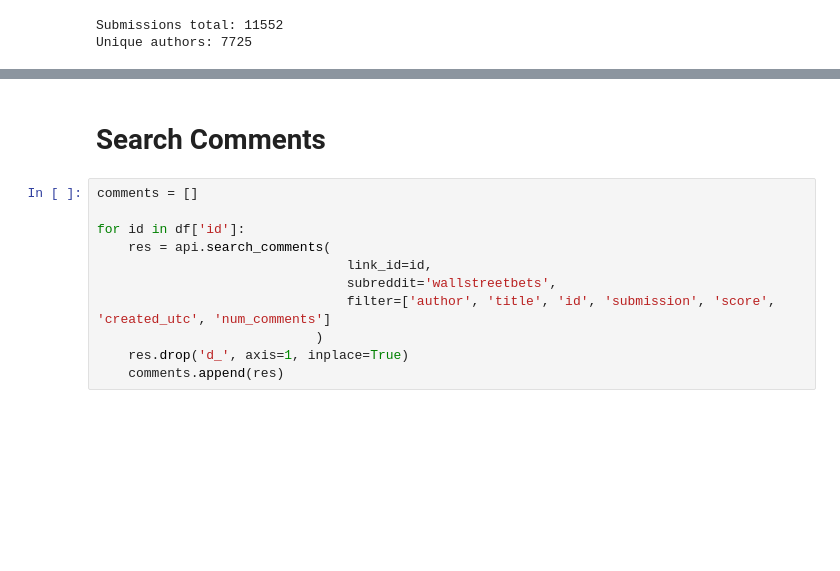
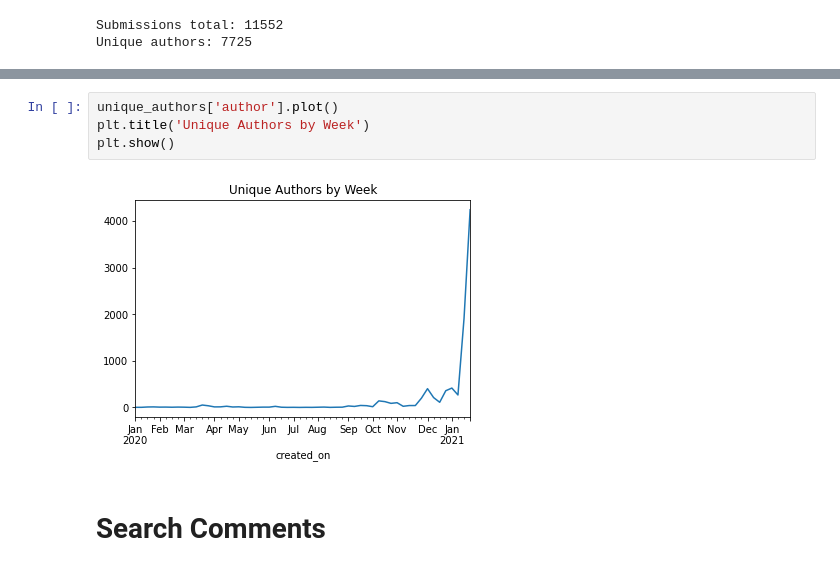
Before and after one commit to wdmdev/comsocsci2021, a Jupyter notebook: lectures/part3_solution.ipynb, the cells around one changed output, grey strips where cells are left out. Cells and saved outputs as stored; diff of their text form; blank space fills up the shorter version.

Commit message:
week1

```diff
--- a/lectures/part3_solution.ipynb
+++ b/lectures/part3_solution.ipynb
@@ -53,13 +52,8 @@ KeyError: 'authors'
+# %%
+unique_authors['author'].plot()
+plt.title('Unique Authors by Week')
+plt.show()
+# %% [output]
+[figure, added]
 # %% [markdown]
 # Search Comments
-# %%
-comments = []
-
-for id in df['id']:
-    res = api.search_comments(
-                                link_id=id,
-                                subreddit='wallstreetbets',
-                                filter=['author', 'title', 'id', 'submission', 'score', 'created_utc', 'num_comments']
-                            )
-    res.drop('d_', axis=1, inplace=True)
-    comments.append(res)
```
Also changed, not shown: parts of 4 cells of this notebook, 1 other file.
